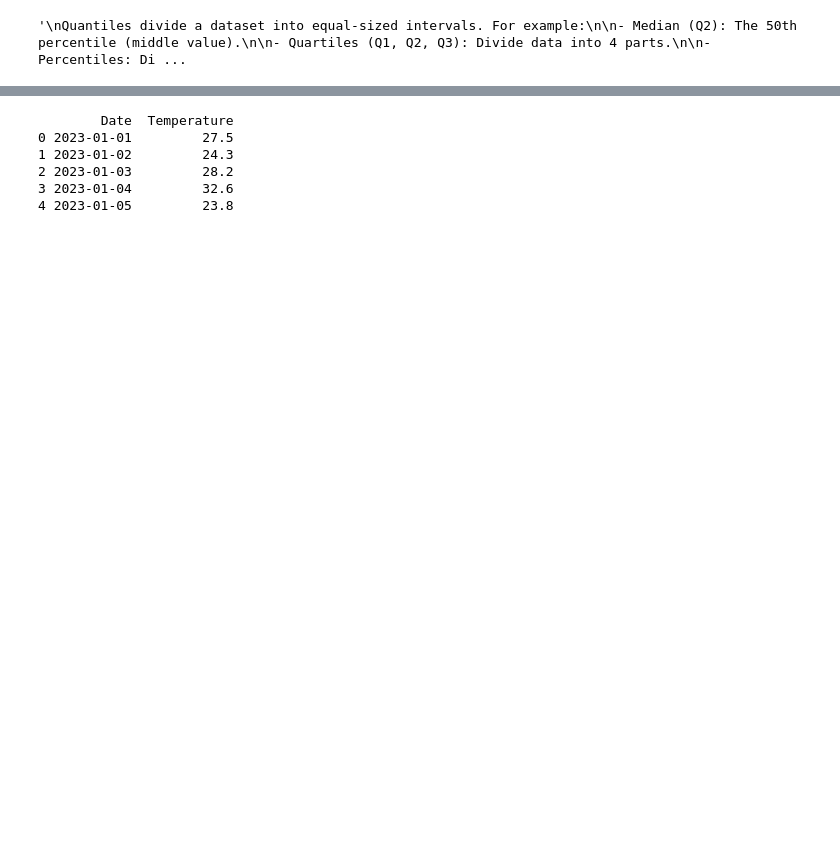
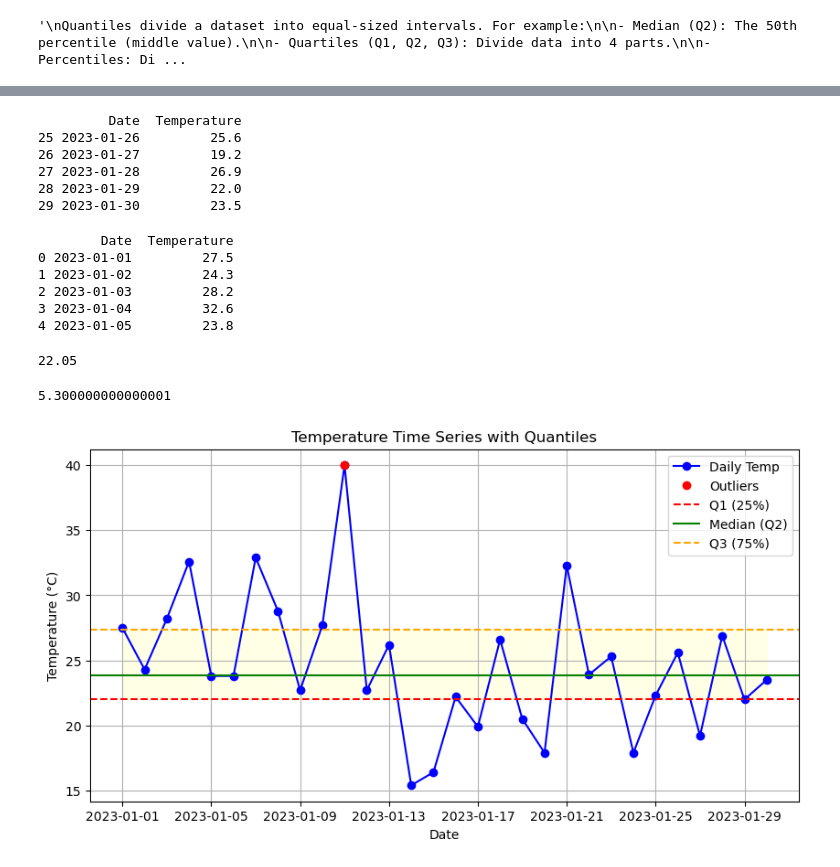
Before and after one commit to sush-hant/QuantMind, a Jupyter notebook: 2_Quantiles_Quartiles_Percentiles.ipynb, the cells around one changed output, grey strips where cells are left out. Saved outputs shown, nothing was run; the diff lists cells and outputs as text; code cells hidden in the pictures; blank space fills up the shorter version.

```diff
--- a/2_Quantiles_Quartiles_Percentiles.ipynb
+++ b/2_Quantiles_Quartiles_Percentiles.ipynb
@@ -102,6 +104,7 @@ Plot rolling quantiles to see trends.
 
 import pandas as pd
 import numpy as np
+import matplotlib.pyplot as plt
 
 # Generate synthetic temperature data (30 days)
 np.random.seed(42)
@@ -113,14 +116,75 @@ temperature[10] = 40  # Unusually hot day
 
 # Create DataFrame
 df = pd.DataFrame({"Date": dates, "Temperature": temperature})
-print(df.head())
+print(df.tail())
 # %% [output]
-        Date  Temperature
-0 2023-01-01         27.5
-1 2023-01-02         24.3
-2 2023-01-03         28.2
-3 2023-01-04         32.6
-4 2023-01-05         23.8
+         Date  Temperature
+25 2023-01-26         25.6
+26 2023-01-27         19.2
+27 2023-01-28         26.9
+28 2023-01-29         22.0
+29 2023-01-30         23.5
+# %%
+print(df.head())
+# %% [output]
+        Date  Temperature
+0 2023-01-01         27.5
+1 2023-01-02         24.3
+2 2023-01-03         28.2
+3 2023-01-04         32.6
+4 2023-01-05         23.8
 # %%
-# Your solution to task 1
+# Your solution to task 2
+# Compute and Plot Quantiles
+
+quantiles = df["Temperature"].quantile([0.25, 0.5, 0.75]).to_numpy()
+# %%
+print(quantiles[0])
+# %% [output]
+22.05
+# %%
+IQR = quantiles[2] - quantiles[0]
+print(IQR)
+# %% [output]
+5.300000000000001
+# %%
+plt.figure(figsize=(10, 5))
+
+# Plot time series (ensure data is 1D)
+plt.plot(
+    df["Date"].values,  # <-- Explicitly use .values or .to_numpy()
+    df["Temperature"].values,
+    "bo-",
+    label="Daily Temp"
+)
+
+# this outliers plot is of Task 3
+plt.plot(
+    outliers["Date"].values,
+    outliers["Temperature"].values,
+    "ro",  # Red circles for outliers
+    label="Outliers"
+)
+# Add quantile lines
+plt.axhline(y=quantiles[0], color="r", linestyle="--", label="Q1 (25%)")
+plt.axhline(y=quantiles[1], color="g", linestyle="-", label="Median (Q2)")
+plt.axhline(y=quantiles[2], color="orange", linestyle="--", label="Q3 (75%)")
+
+# Shade interquartile range (IQR)
+plt.fill_between(
+    df["Date"].values,  # <-- Explicit conversion
+    quantiles[0],
+    quantiles[2],
+    alpha=0.1,
+    color="yellow"
+)
+
+plt.title("Temperature Time Series with Quantiles")
+plt.xlabel("Date")
+plt.ylabel("Temperature (°C)")
+plt.legend()
+plt.grid()
+plt.show()
+# %% [output]
+[figure, added]
 # %%
```
Also changed, not shown: parts of 6 cells of this notebook, 9 other files.
